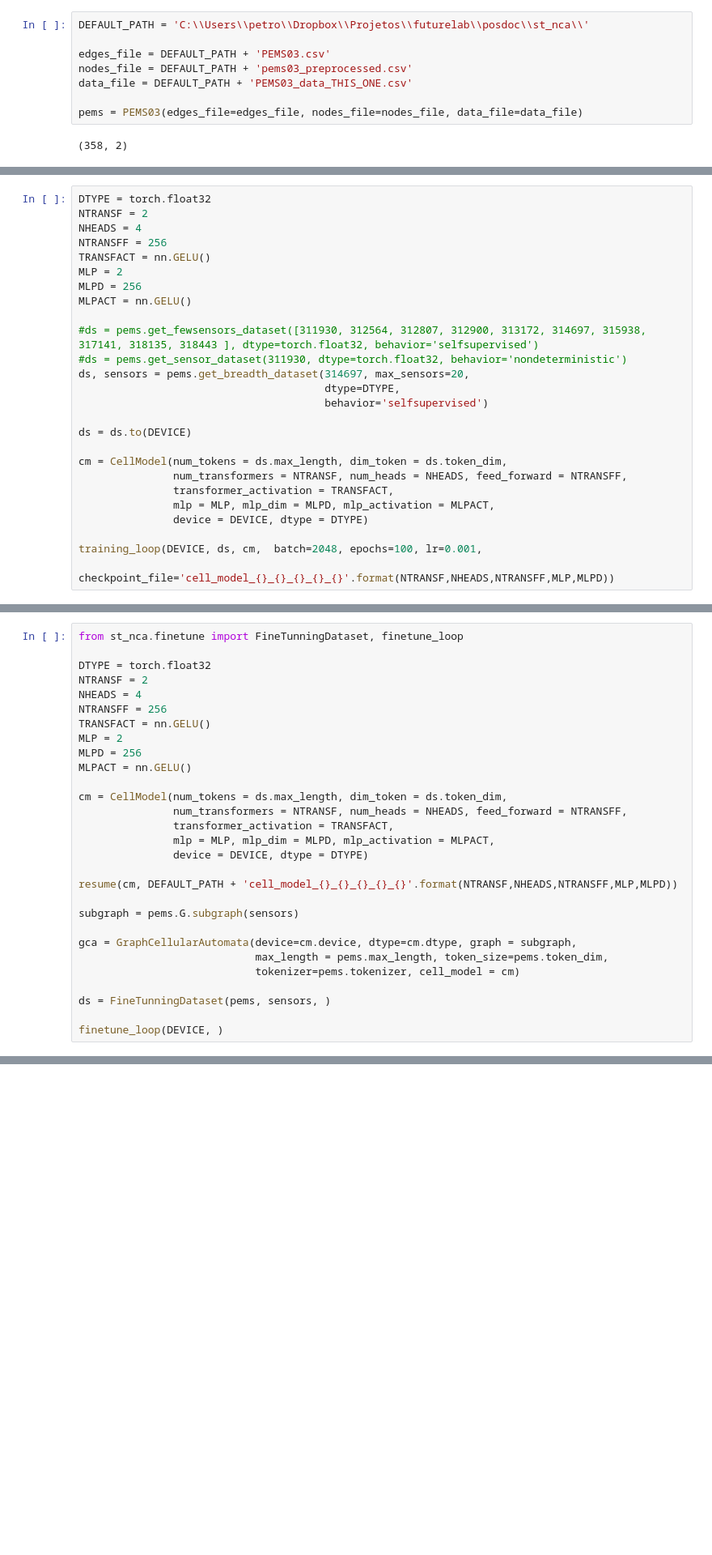
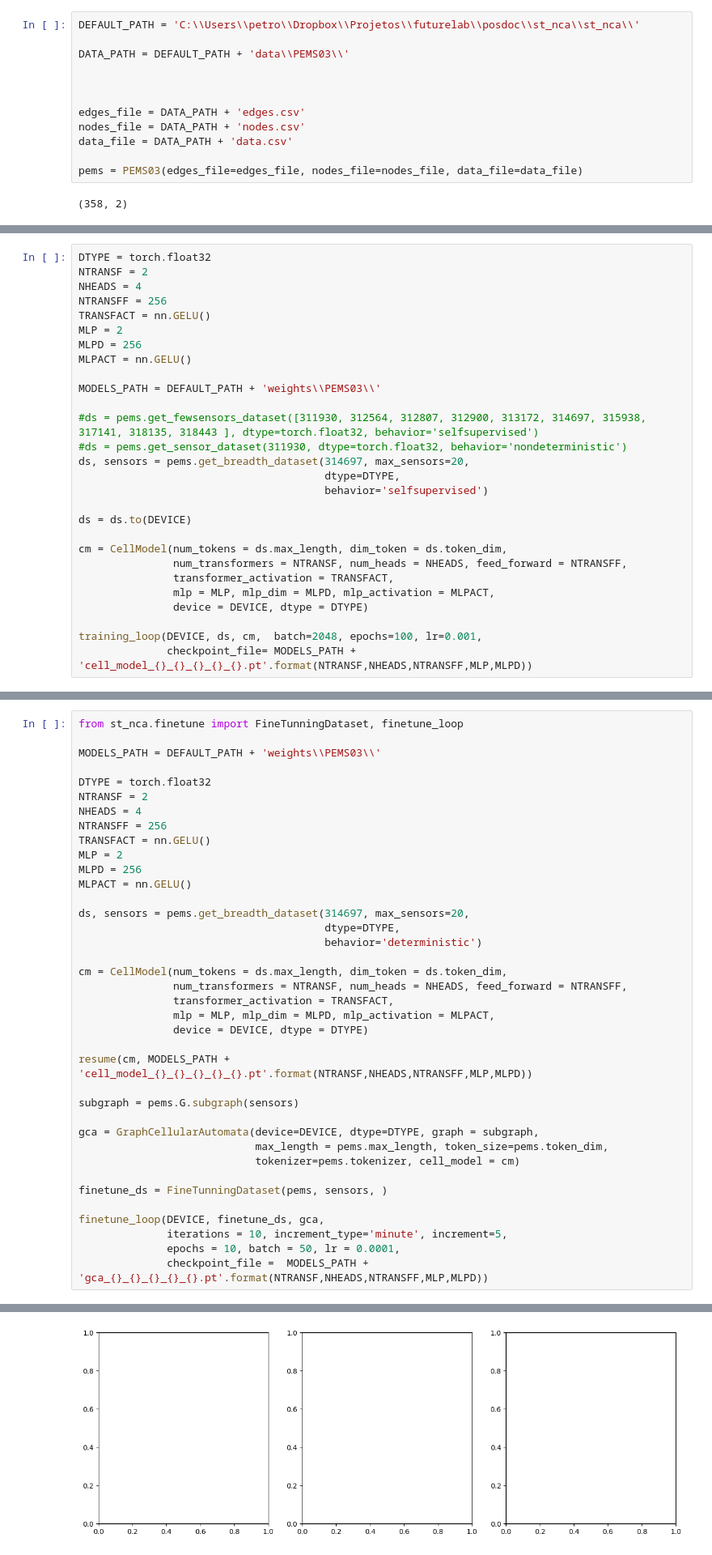
Before and after one commit to petroniocandido/st_nca, a Jupyter notebook: experiments.ipynb, the cells around one changed output, grey strips where cells are left out. Shown at 81% size. Cells and saved outputs as stored; diff of their text form; blank space fills up the shorter version.

Commit message:
Finetune

```diff
--- a/experiments.ipynb
+++ b/experiments.ipynb
@@ -31,11 +31,15 @@ from st_nca.embeddings.temporal import from_datetime_to_np
 # %% [markdown]
 ## Data
 # %%
-DEFAULT_PATH = 'C:\\Users\\petro\\Dropbox\\Projetos\\futurelab\\posdoc\\st_nca\\'
+DEFAULT_PATH = 'C:\\Users\\petro\\Dropbox\\Projetos\\futurelab\\posdoc\\st_nca\\st_nca\\'
 
-edges_file = DEFAULT_PATH + 'PEMS03.csv'
-nodes_file = DEFAULT_PATH + 'pems03_preprocessed.csv'
-data_file = DEFAULT_PATH + 'PEMS03_data_THIS_ONE.csv'
+DATA_PATH = DEFAULT_PATH + 'data\\PEMS03\\'
+
+
+
+edges_file = DATA_PATH + 'edges.csv'
+nodes_file = DATA_PATH + 'nodes.csv'
+data_file = DATA_PATH + 'data.csv'
 
 pems = PEMS03(edges_file=edges_file, nodes_file=nodes_file, data_file=data_file)
 # %% [output]
@@ -51,6 +55,8 @@ TRANSFACT = nn.GELU()
 MLP = 2
 MLPD = 256
 MLPACT = nn.GELU()
+
+MODELS_PATH = DEFAULT_PATH + 'weights\\PEMS03\\'
 
 #ds = pems.get_fewsensors_dataset([311930, 312564, 312807, 312900, 313172, 314697, 315938, 317141, 318135, 318443 ], dtype=torch.float32, behavior='selfsupervised')
 #ds = pems.get_sensor_dataset(311930, dtype=torch.float32, behavior='nondeterministic')
@@ -67,7 +73,7 @@ cm = CellModel(num_tokens = ds.max_length, dim_token = ds.token_dim,
                device = DEVICE, dtype = DTYPE)
 
 training_loop(DEVICE, ds, cm,  batch=2048, epochs=100, lr=0.001,
-              checkpoint_file='cell_model_{}_{}_{}_{}_{}'.format(NTRANSF,NHEADS,NTRANSFF,MLP,MLPD))
+              checkpoint_file= MODELS_PATH + 'cell_model_{}_{}_{}_{}_{}.pt'.format(NTRANSF,NHEADS,NTRANSFF,MLP,MLPD))
 # %% [output]
 [figure]
 [figure]
@@ -126,6 +145,8 @@ gca.run(dt, initial_state, 10, 'minute', 5)
 ## Fine Tunning
 # %%
 from st_nca.finetune import FineTunningDataset, finetune_loop
+
+MODELS_PATH = DEFAULT_PATH + 'weights\\PEMS03\\'
 
 DTYPE = torch.float32
 NTRANSF = 2
@@ -136,20 +157,28 @@ MLP = 2
 MLPD = 256
 MLPACT = nn.GELU()
 
+ds, sensors = pems.get_breadth_dataset(314697, max_sensors=20,
+                                       dtype=DTYPE,
+                                       behavior='deterministic')
+
 cm = CellModel(num_tokens = ds.max_length, dim_token = ds.token_dim,
                num_transformers = NTRANSF, num_heads = NHEADS, feed_forward = NTRANSFF,
                transformer_activation = TRANSFACT,
                mlp = MLP, mlp_dim = MLPD, mlp_activation = MLPACT,
                device = DEVICE, dtype = DTYPE)
 
-resume(cm, DEFAULT_PATH + 'cell_model_{}_{}_{}_{}_{}'.format(NTRANSF,NHEADS,NTRANSFF,MLP,MLPD))
+resume(cm, MODELS_PATH + 'cell_model_{}_{}_{}_{}_{}.pt'.format(NTRANSF,NHEADS,NTRANSFF,MLP,MLPD))
 
 subgraph = pems.G.subgraph(sensors)
 
-gca = GraphCellularAutomata(device=cm.device, dtype=cm.dtype, graph = subgraph,
+gca = GraphCellularAutomata(device=DEVICE, dtype=DTYPE, graph = subgraph,
                             max_length = pems.max_length, token_size=pems.token_dim,
                             tokenizer=pems.tokenizer, cell_model = cm)
 
-ds = FineTunningDataset(pems, sensors, )
+finetune_ds = FineTunningDataset(pems, sensors, )
 
-finetune_loop(DEVICE, )
+finetune_loop(DEVICE, finetune_ds, gca,
+              iterations = 10, increment_type='minute', increment=5,
+              epochs = 10, batch = 50, lr = 0.0001,
+              checkpoint_file =  MODELS_PATH + 'gca_{}_{}_{}_{}_{}.pt'.format(NTRANSF,NHEADS,NTRANSFF,MLP,MLPD))
+# %% [output]
@@ -155,0 +186 @@ finetune_loop(DEVICE, )
+[figure, added]
```
Also changed, not shown: parts of 2 cells of this notebook, 6 other files.
